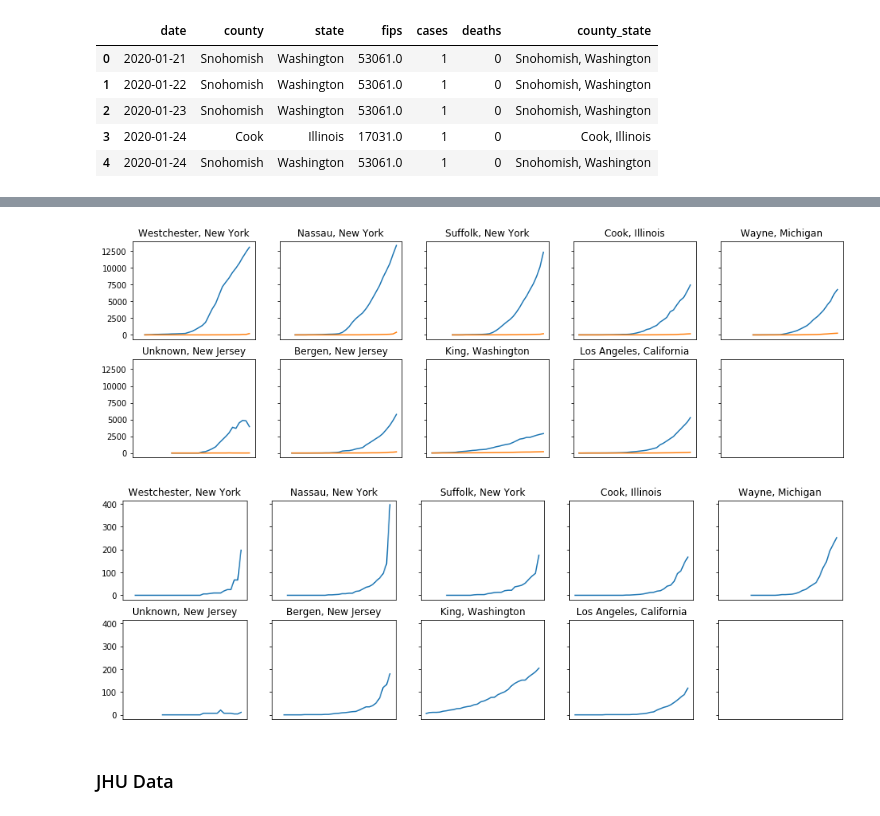
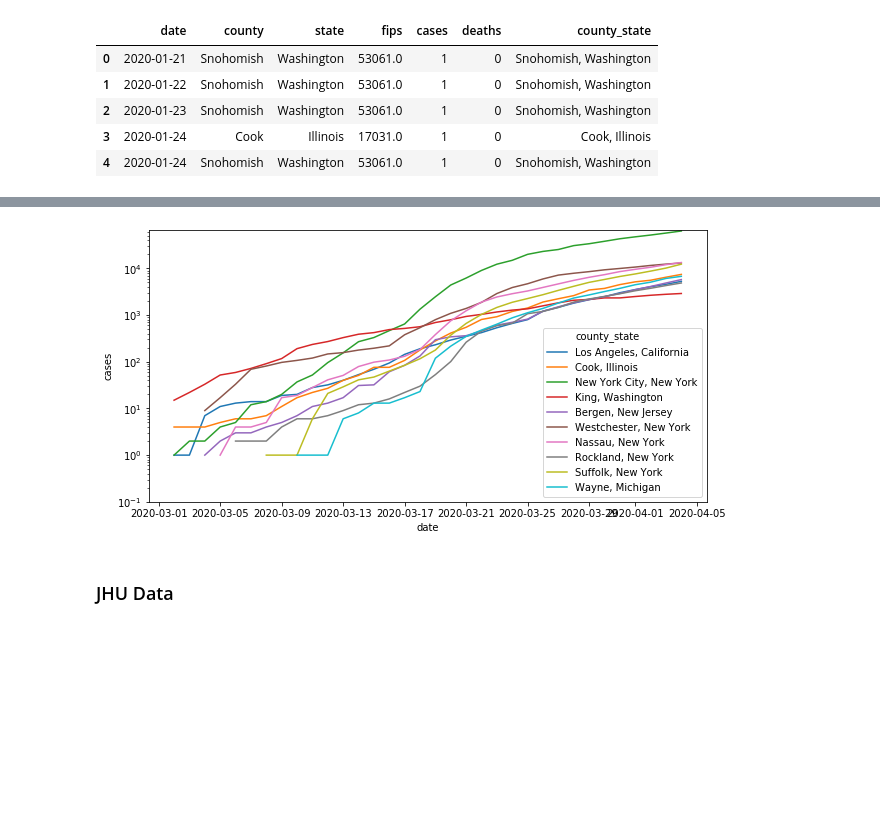
Before and after one commit to TianyuanCai/covid19, a Jupyter notebook: code/EDA.ipynb, the cells around one changed output, grey strips where cells are left out. Drawn from its saved outputs; the diff is of its cells as text; code cells hidden in the pictures; blank space fills up the shorter version.

```diff
--- a/code/EDA.ipynb
+++ b/code/EDA.ipynb
@@ -126,22 +135,8 @@ data_no_nyc.tail()
-# %%
-fig, axes = plt.subplots(2,5, figsize = (16,5), sharex=True, sharey=True, subplot_kw={ 'xticks': []})
-
-for county, ax in zip(counties_no_nyc,axes.flat):
-    data_per_county = data_no_nyc[data_no_nyc['county_state'] == county]
-    ax.plot(data_per_county.date, data_per_county.cases)
-    ax.plot(data_per_county.date, data_per_county.deaths)
-    ax.set_title(county)
-# %% [output]
-[figure, removed]
-# %%
-# just morality rate
-
-fig, axes = plt.subplots(2,5, figsize = (16,5), sharex=True, sharey=True, subplot_kw={ 'xticks': []})
-
-for county, ax in zip(counties_no_nyc,axes.flat):
-    data_per_county = data_no_nyc[data_no_nyc['county_state'] == county]
-    #ax.plot(data_per_county.date, data_per_county.cases)
-    ax.plot(data_per_county.date, data_per_county.deaths)
-    ax.set_title(county)
-# %% [output]
-[figure, removed]
+# %%
+fig, ax = plt.subplots(figsize = (10,5))
+#ax.plot(data_per_county.date, data_per_county.cases)
+sns.lineplot(data=data_halftime, x='date', y='cases', hue='county_state')
+ax.set_ylim(bottom=0.1)
+ax.set_yscale('log');
+# %% [output]
+[figure, added]
```
Also changed, not shown: parts of 13 cells of this notebook.
